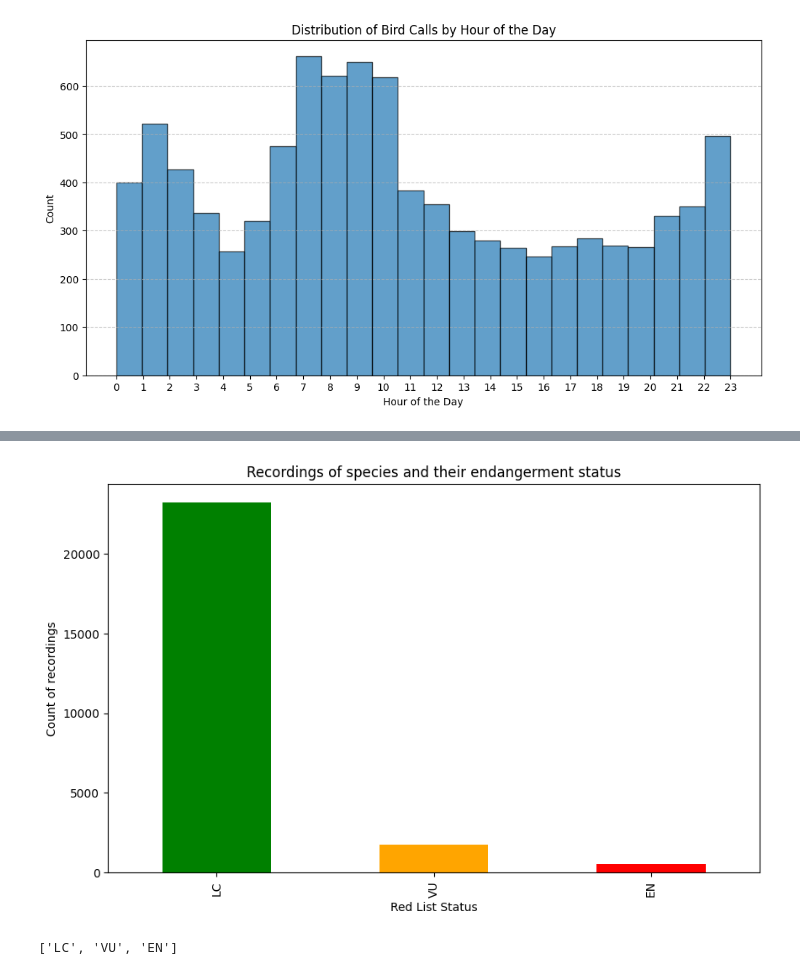
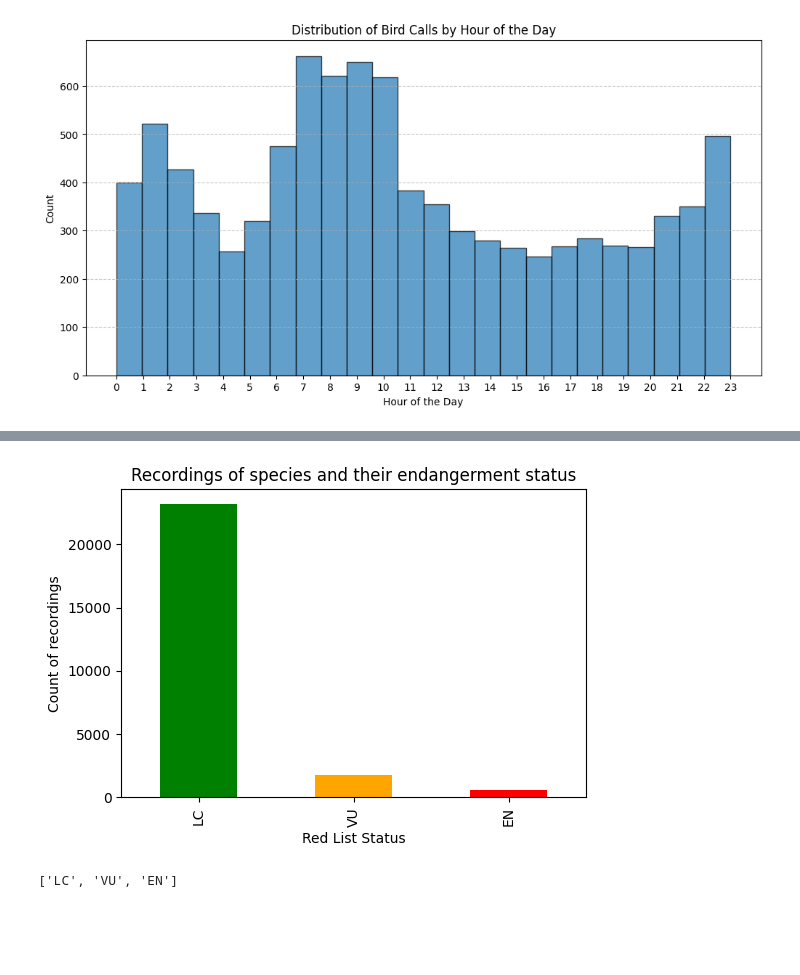
Before and after one commit to Kenny101-dot/Ornistone-Project, a Jupyter notebook: Analysis/EDA4.ipynb, the cells around one changed output, grey strips where cells are left out. Saved outputs shown, nothing was run; the diff lists cells and outputs as text; code cells hidden in the pictures; blank space fills up the shorter version.

```diff
--- a/Analysis/EDA4.ipynb
+++ b/Analysis/EDA4.ipynb
@@ -190,16 +190,16 @@ memory usage: 2.3+ MB
 # %%
 # Count the unique values in the "Red List Status" column of df
 red_list_counts_df = df["Red List Status"].value_counts()
 
 # Plot the counts as a bar chart
-plt.figure(figsize=(10, 6))
+plt.figure(figsize=(6, 4))
 red_list_counts_df.plot(kind='bar', color=['green', 'orange', 'red'])
 plt.xlabel('Red List Status')
 plt.ylabel('Count of recordings')
 plt.title('Recordings of species and their endangerment status')
 plt.show()
 # %% [output]
-[figure, old version]
+[figure, new version]
 # %%
 import matplotlib.pyplot as plt
 
```
Also changed, not shown: 1 other file.
